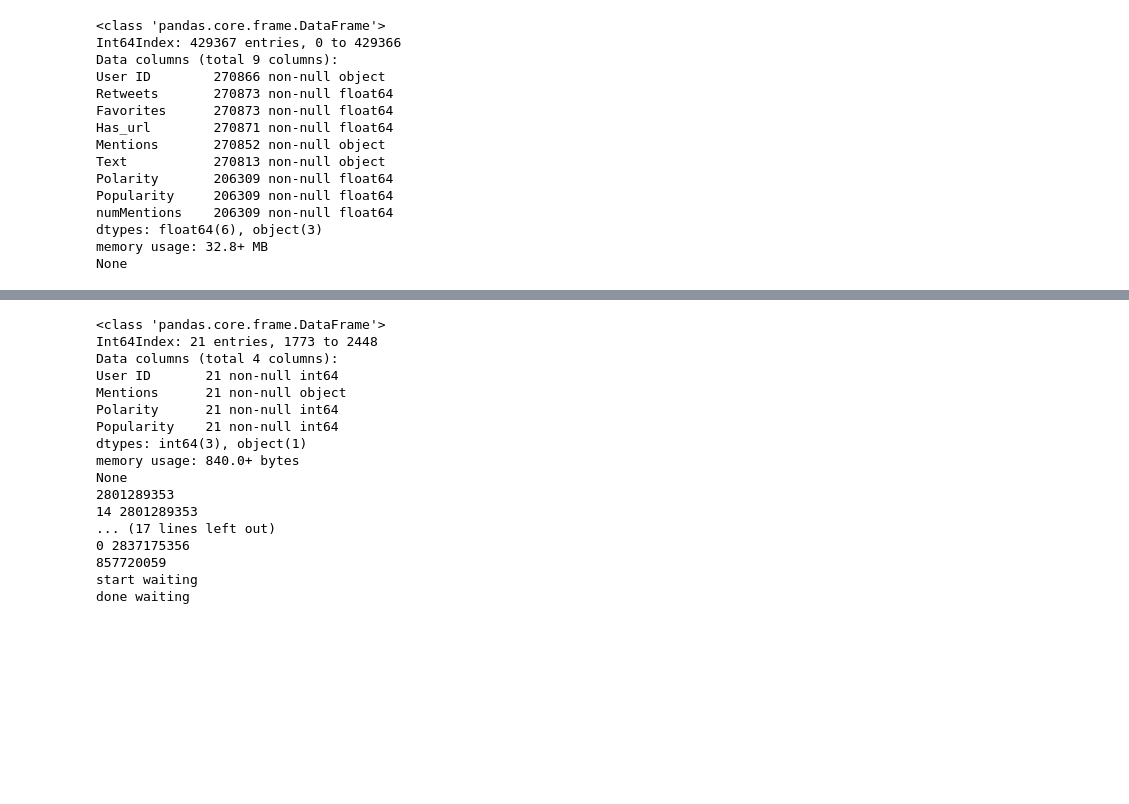
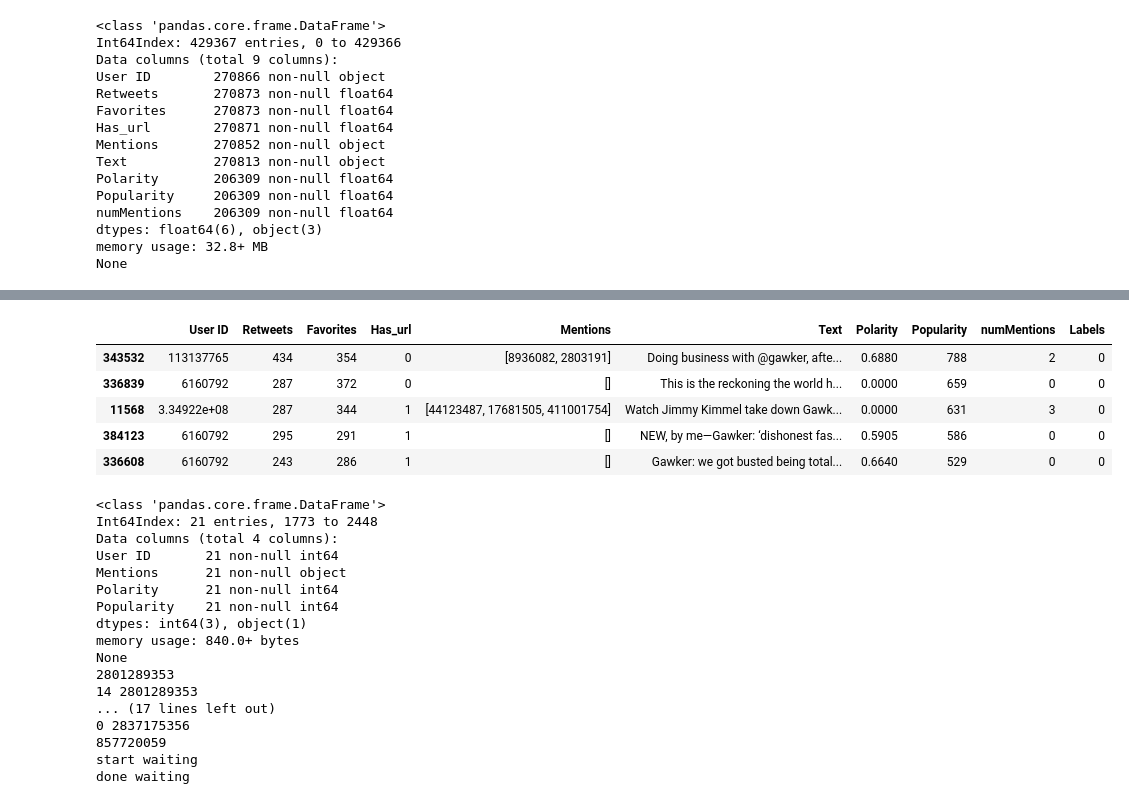
Before and after one commit to MinyingLu/Twitter-sentiment-analysis, a Jupyter notebook: Get Users.ipynb, the cells around one changed output, grey strips where cells are left out. Cells and saved outputs as stored; diff of their text form; code cells hidden in the pictures; blank space fills up the shorter version.

Commit message:
update on clustering

```diff
--- a/Get Users.ipynb
+++ b/Get Users.ipynb
@@ -274,0 +243,16 @@ KeyError: 'Popularity'
+# %%
+#from sklearn.metrics import silhouette_samples, silhouette_score
+#silh_avg = silhouette_score(X, y_pred)
+tags = np.unique(labels)
+nonan_tweets_df = tweets_df.dropna()
+nonan_tweets_df['Labels'] = pd.Series(labels, index=nonan_tweets_df.index)
+#print nonan_tweets_df.info()
+grouped = nonan_tweets_df.groupby('Labels')
+print grouped.size()
+clusters = []
+pop_users = []
+for t in tags:
+    clusters.append(pd.DataFrame(grouped.get_group(t)).sort_values("Popularity", ascending=False))
+    pop_users.append(pd.DataFrame(grouped.get_group(t)).sort_values("Popularity", ascending=False)[:5])
+for c in clusters:
+    print c.info()
@@ -275,3 +281,18 @@ KeyError: 'Popularity'
+# %%
+pop_users[0]
+#follower_ids = defaultdict(list)
+#for i in pop_users[0]:
+#    follower_ids[i] = get_follower_ids(twitter, i)
+
+#print pop_users[0]
+#print twitter.get_application_rate_limit_status()['resources']['followers']
+# %% [output]
+|  | User ID | Retweets | Favorites | Has_url | Mentions | Text | Polarity | Popularity | numMentions | Labels |
+| 343532 | 113137765 | 434 | 354 | 0 | [8936082, 2803191] | Doing business with @gawker, afte... | 0.6880 | 788 | 2 | 0 |
+| 336839 | 6160792 | 287 | 372 | 0 | [] | This is the reckoning the world h... | 0.0000 | 659 | 0 | 0 |
+| 11568 | 3.34922e+08 | 287 | 344 | 1 | [44123487, 17681505, 411001754] | Watch Jimmy Kimmel take down Gawk... | 0.0000 | 631 | 3 | 0 |
+| 384123 | 6160792 | 295 | 291 | 1 | [] | NEW, by me—Gawker: ‘dishonest fas... | 0.5905 | 586 | 0 | 0 |
+| 336608 | 6160792 | 243 | 286 | 1 | [] | Gawker: we got busted being total... | 0.6640 | 529 | 0 | 0 |
 # %%
 print polar_user_df.info()
 follower_ids = defaultdict(list)
```
Also changed, not shown: parts of 7 cells of this notebook.
